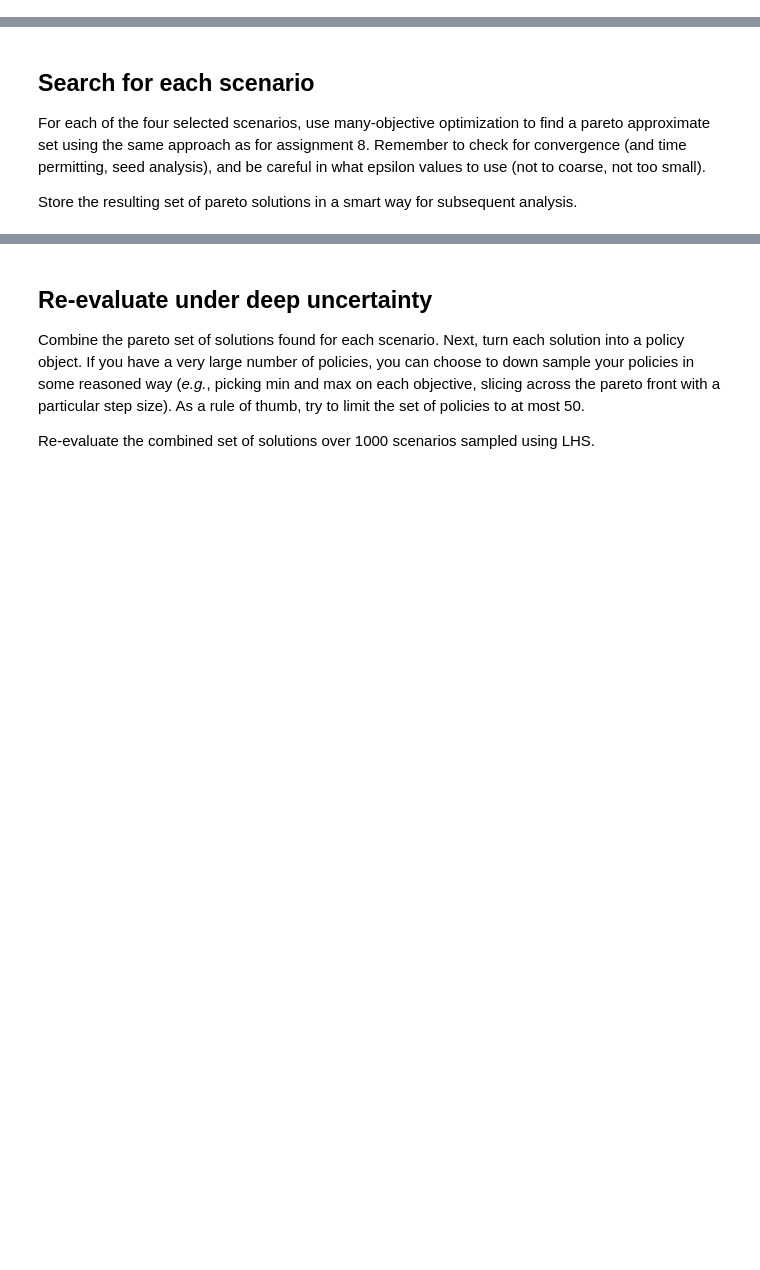
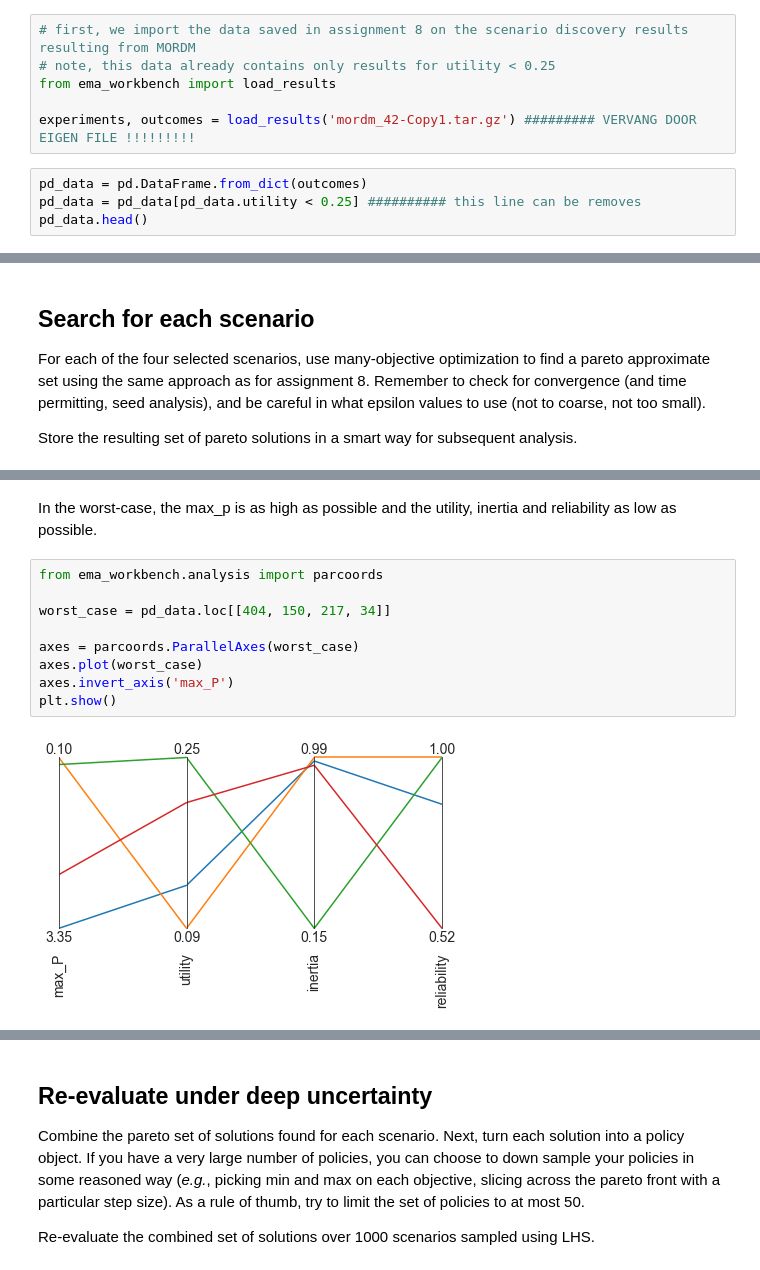
Before and after one commit to willygpv/EPA1361, a Jupyter notebook: Assignments week 5-6/assignment 9 - multi-scenario MORDM.ipynb, the cells around one changed output, grey strips where cells are left out. Cells and saved outputs as stored; diff of their text form; blank space fills up the shorter version.

Commit message:
assignment 9

```diff
--- a/Assignments week 5-6/assignment 9 - multi-scenario MORDM.ipynb
+++ b/Assignments week 5-6/assignment 9 - multi-scenario MORDM.ipynb
@@ -8,0 +13,10 @@ For this assignment, make an informed selection of 4 scenarios, using an approac
+# %%
+# first, we import the data saved in assignment 8 on the scenario discovery results resulting from MORDM
+# note, this data already contains only results for utility < 0.25
+from ema_workbench import load_results
+
+experiments, outcomes = load_results('mordm_42-Copy1.tar.gz') ######### VERVANG DOOR EIGEN FILE !!!!!!!!!
+# %%
+pd_data = pd.DataFrame.from_dict(outcomes)
+pd_data = pd_data[pd_data.utility < 0.25] ########## this line can be removes
+pd_data.head()
@@ -14,0 +53,13 @@ Store the resulting set of pareto solutions in a smart way for subsequent analys
+# %% [markdown]
+In the worst-case, the max_p is as high as possible and the utility, inertia and reliability as low as possible.
+# %%
+from ema_workbench.analysis import parcoords
+
+worst_case = pd_data.loc[[404, 150, 217, 34]]
+
+axes = parcoords.ParallelAxes(worst_case)
+axes.plot(worst_case)
+axes.invert_axis('max_P')
+plt.show()
+# %% [output]
+[figure, added]
```
Also changed, not shown: parts of 23 cells of this notebook, 1 other file.
